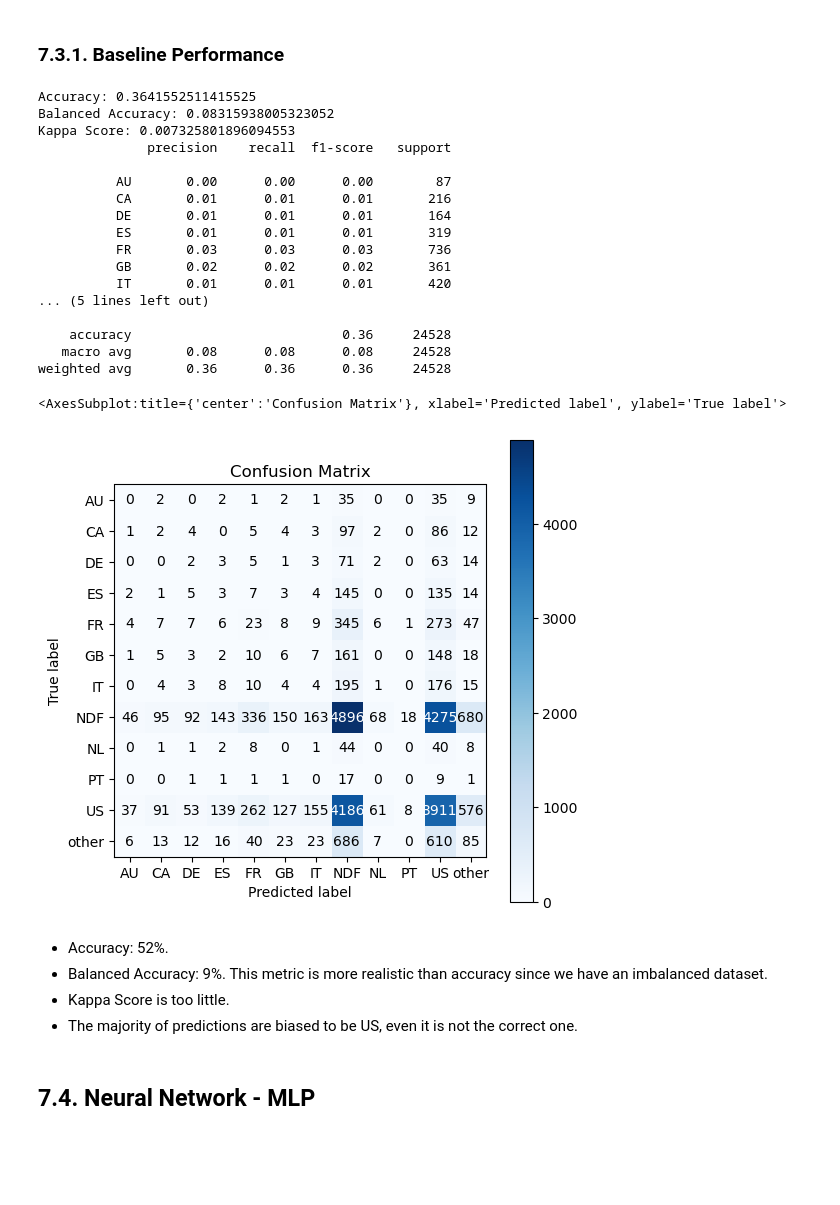
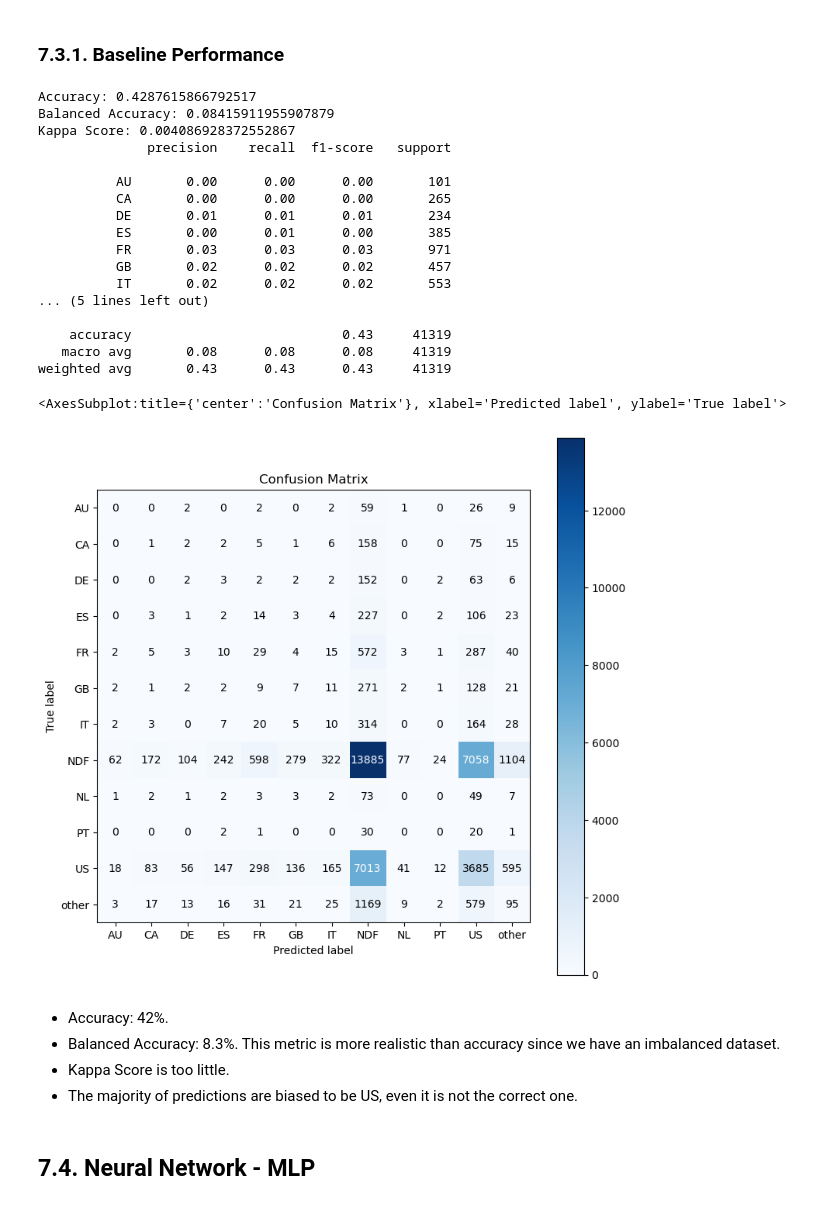
Before and after one commit to lucasquemelli/airbnb, a Jupyter notebook: airbnb.ipynb, the cells around one changed output. Saved outputs shown, nothing was run; the diff lists cells and outputs as text; code cells hidden in the pictures; blank space fills up the shorter version.

```diff
--- a/airbnb.ipynb
+++ b/airbnb.ipynb
@@ -553,4 +545,2 @@ Name: age, Length: 99, dtype: int64
 # %% [markdown]
 We may have lower ages ( <= 2 years old, for instance) in our dataset because they are children accompanied by parents. Yet, we may not have ages higher than 122, since this age is for the oldest person who ever lived on Earth. Thus, these values will be treated as outliers.
-# %%
-df1 = df1[df1["age"] <= 122]
@@ -615,0 +870,7 @@ df3 = df2.copy()
+# %%
+# Filtering rows:
+# age - greater than 15 and lower than 120 - There are not people older than 122
+df3 = df3[( df3['age'] > 15 ) & ( df3['age'] < 122 )]
+
+# secs_elapsed - there is no possible 0 secs elapsed on website
+df_sessions = df_sessions[df_sessions['secs_elapsed'] > 0]
@@ -616,3 +881,9 @@ df3 = df2.copy()
+# %%
+cols_drop_users = ["first_device_type", "first_browser", "affiliate_provider"]
+cols_drop_sessions = ["action_detail", "action"]
+
+df3 = df3.drop(cols_drop_users, axis=1)
+df_sessions = df_sessions.drop(cols_drop_sessions, axis=1)
 # %% [markdown]
 # 4. Exploratory Data Analysis (EDA)
 # %%
@@ -647,5 +921,5 @@ df5.sample()
 # %%
-cols_drop = ['date_account_created', 'timestamp_first_active', 'date_first_booking'] # original dates
+cols_drop = ['date_account_created', 'timestamp_first_active', 'date_first_booking', 'first_active'] # original dates
 df6 = df5.drop(cols_drop, axis=1)
 # %% [markdown]
 # 7. Machine Learning Modeling
@@ -737,44 +1011,44 @@ len( yhat_random )
 # %%
 # Accuracy
 acc_random = m.accuracy_score(y_test, yhat_random)
 print('Accuracy: {}'.format(acc_random))
 
 # Balanced Accuray
 balanced_acc_random = m.balanced_accuracy_score(y_test, yhat_random)
 print('Balanced Accuracy: {}'.format(balanced_acc_random))
 
 # Kappa Metrics
 kappa_random = m.cohen_kappa_score(y_test, yhat_random)
 print('Kappa Score: {}'.format(kappa_random))
 
 # Classification report
 print(m.classification_report(y_test, yhat_random))
 
 # Confusion Matrix
-mt.plot_confusion_matrix(y_test, yhat_random, normalize=False, figsize=(6,6))
+mt.plot_confusion_matrix(y_test, yhat_random, normalize=False, figsize=(9,9))
 # %% [output]
-Accuracy: 0.3641552511415525
-Balanced Accuracy: 0.08315938005323052
-Kappa Score: 0.007325801896094553
+Accuracy: 0.4287615866792517
+Balanced Accuracy: 0.08415911955907879
+Kappa Score: 0.004086928372552867
               precision    recall  f1-score   support
 
-          AU       0.00      0.00      0.00        87
-          CA       0.01      0.01      0.01       216
-          DE       0.01      0.01      0.01       164
-          ES       0.01      0.01      0.01       319
-          FR       0.03      0.03      0.03       736
-          GB       0.02      0.02      0.02       361
-          IT       0.01      0.01      0.01       420
+          AU       0.00      0.00      0.00       101
+          CA       0.00      0.00      0.00       265
+          DE       0.01      0.01      0.01       234
+          ES       0.00      0.01      0.00       385
+          FR       0.03      0.03      0.03       971
+          GB       0.02      0.02      0.02       457
+          IT       0.02      0.02      0.02       553
 ... (5 lines left out)
 
-    accuracy                           0.36     24528
-   macro avg       0.08      0.08      0.08     24528
-weighted avg       0.36      0.36      0.36     24528
+    accuracy                           0.43     41319
+   macro avg       0.08      0.08      0.08     41319
+weighted avg       0.43      0.43      0.43     41319
 <AxesSubplot:title={'center':'Confusion Matrix'}, xlabel='Predicted label', ylabel='True label'>
-[figure, old version]
+[figure, new version]
 # %% [markdown]
-- Accuracy: 52%.
-- Balanced Accuracy: 9%. This metric is more realistic than accuracy since we have an imbalanced dataset.
+- Accuracy: 42%.
+- Balanced Accuracy: 8.3%. This metric is more realistic than accuracy since we have an imbalanced dataset.
 - Kappa Score is too little.
 - The majority of predictions are biased to be US, even it is not the correct one.
 # %% [markdown]
```
Also changed, not shown: parts of 67 cells of this notebook.
